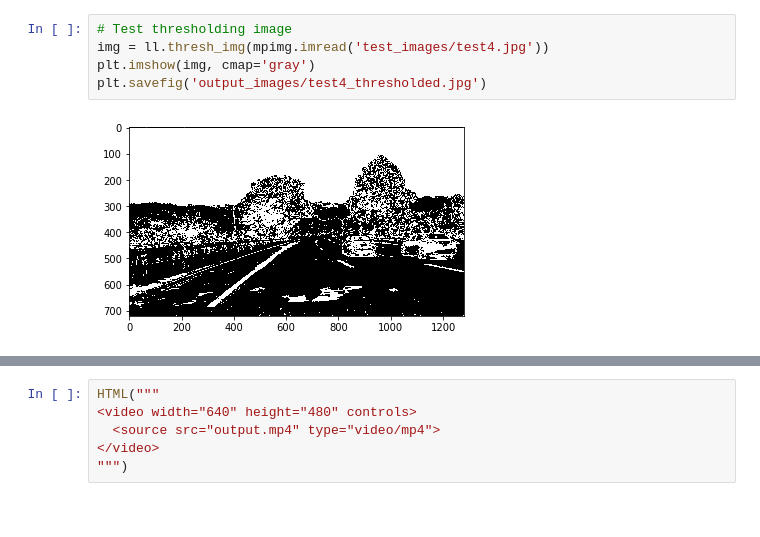
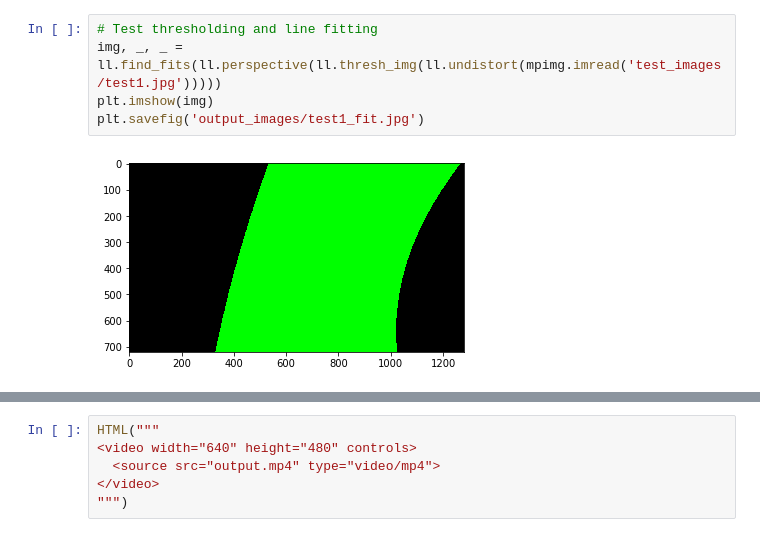
Before and after one commit to fiibbb/CarND-Advanced-Lane-Lines, a Jupyter notebook: Advanced-Lane-Lines.ipynb, the cells around one changed output, grey strips where cells are left out. Cells and saved outputs as stored; diff of their text form.

```diff
--- a/Advanced-Lane-Lines.ipynb
+++ b/Advanced-Lane-Lines.ipynb
@@ -295,7 +361,7 @@ plt.savefig('output_images/test4_undistorted.jpg')
 # %%
-# Test thresholding image
-img = ll.thresh_img(mpimg.imread('test_images/test4.jpg'))
-plt.imshow(img, cmap='gray')
-plt.savefig('output_images/test4_thresholded.jpg')
+# Test thresholding and line fitting
+img, _, _ = ll.find_fits(ll.perspective(ll.thresh_img(ll.undistort(mpimg.imread('test_images/test1.jpg')))))
+plt.imshow(img)
+plt.savefig('output_images/test1_fit.jpg')
 # %% [output]
-[figure, old version]
+[figure, new version]
```
Also changed, not shown: parts of 8 cells of this notebook, 10 other files.
